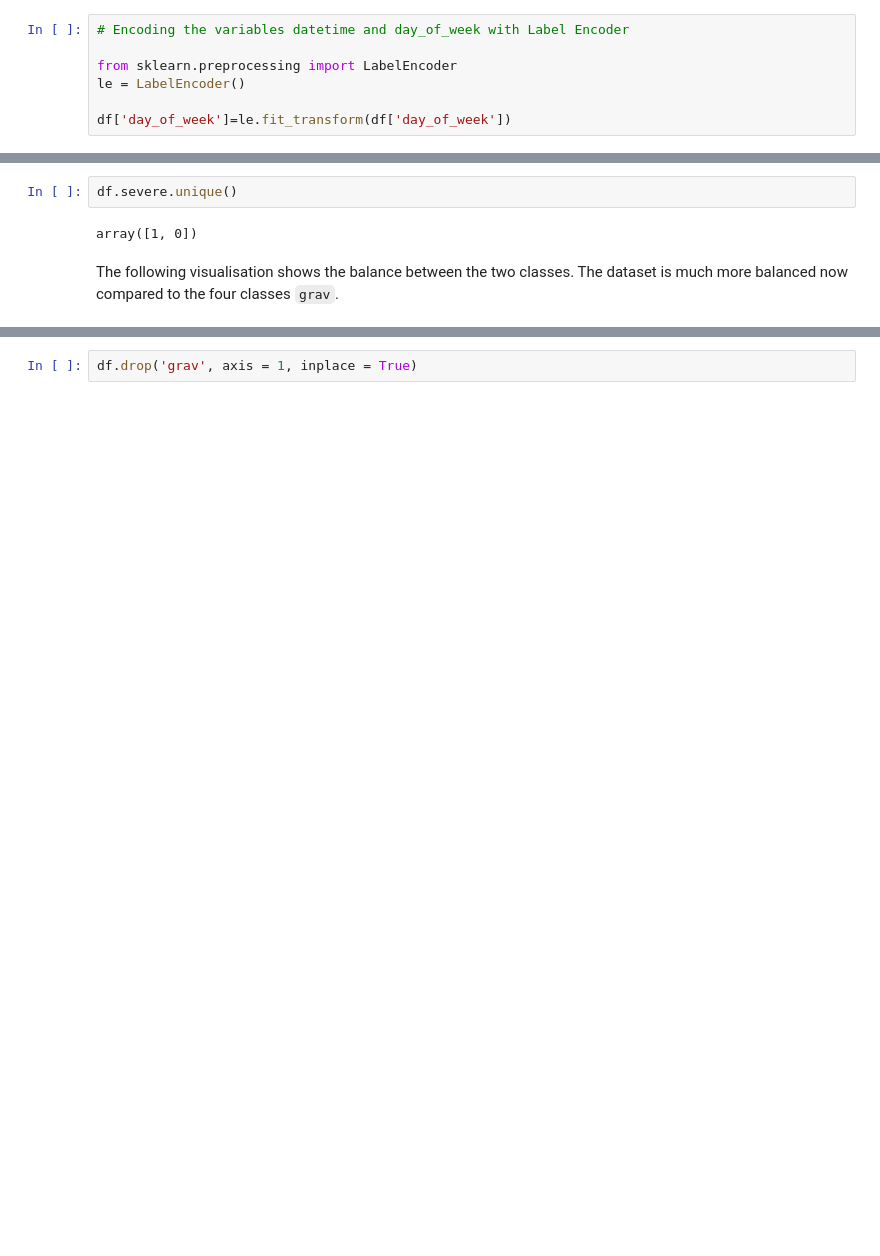
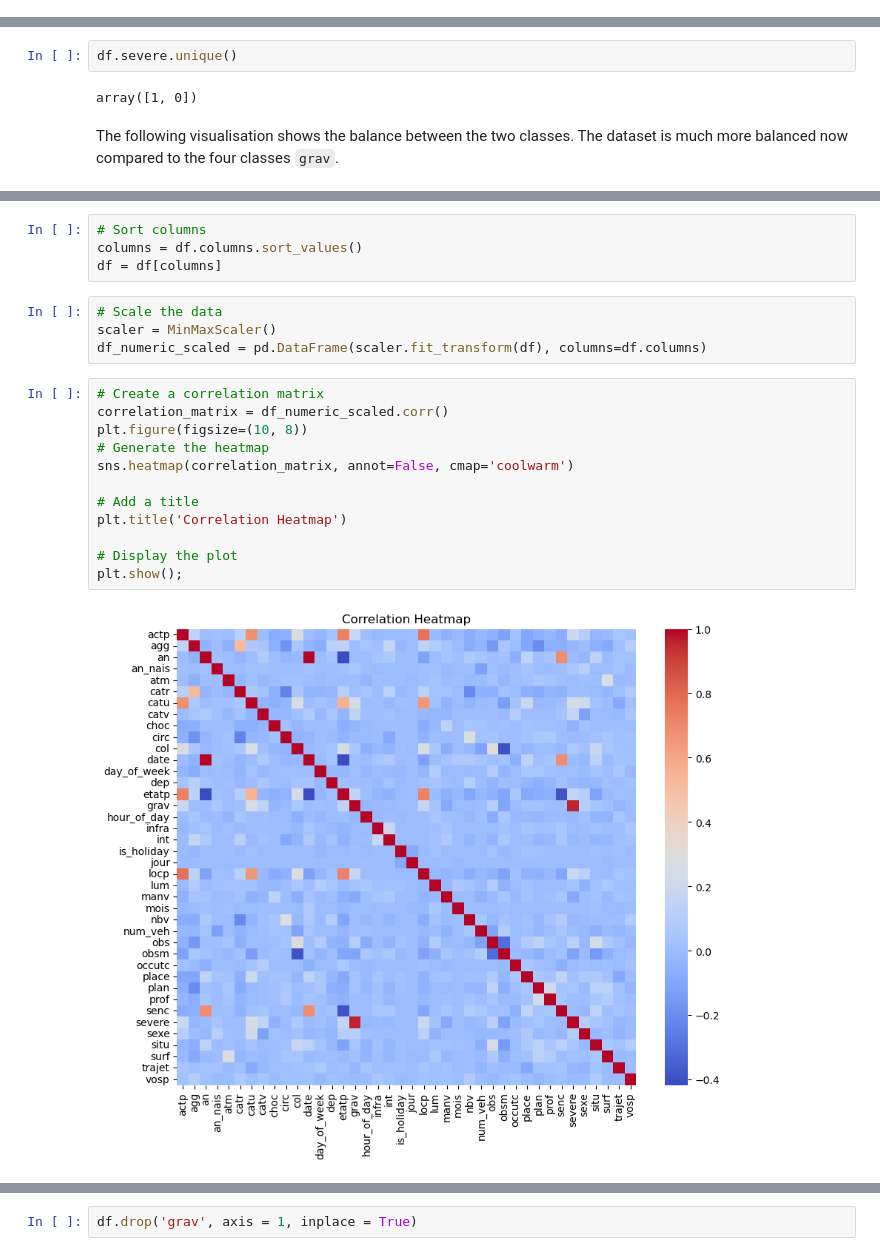
Before and after one commit to tiagoru/Road_accidents_france, a Jupyter notebook: Final_Notebook_4a_Decision_Tree_encoded.ipynb, the cells around one changed output, grey strips where cells are left out. Drawn from its saved outputs; the diff is of its cells as text; blank space fills up the shorter version.

```diff
--- a/Final_Notebook_4a_Decision_Tree_encoded.ipynb
+++ b/Final_Notebook_4a_Decision_Tree_encoded.ipynb
@@ -133,7 +139,0 @@ df['hrmn'] = df.apply(lambda x: int(x['hrmn'].timestamp()), axis = 1)
-# %%
-# Encoding the variables datetime and day_of_week with Label Encoder
-
-from sklearn.preprocessing import LabelEncoder
-le = LabelEncoder()
-
-df['day_of_week']=le.fit_transform(df['day_of_week'])
@@ -204,0 +196,22 @@ The dataset is split by year slides. We decided to drop the Covid-19 years 2020-
+# %%
+# Sort columns
+columns = df.columns.sort_values()
+df = df[columns]
+# %%
+# Scale the data
+scaler = MinMaxScaler()
+df_numeric_scaled = pd.DataFrame(scaler.fit_transform(df), columns=df.columns)
+# %%
+# Create a correlation matrix
+correlation_matrix = df_numeric_scaled.corr()
+plt.figure(figsize=(10, 8))
+# Generate the heatmap
+sns.heatmap(correlation_matrix, annot=False, cmap='coolwarm')
+
+# Add a title
+plt.title('Correlation Heatmap')
+
+# Display the plot
+plt.show();
+# %% [output]
+[figure, added]
```
Also changed, not shown: parts of 43 cells of this notebook.
